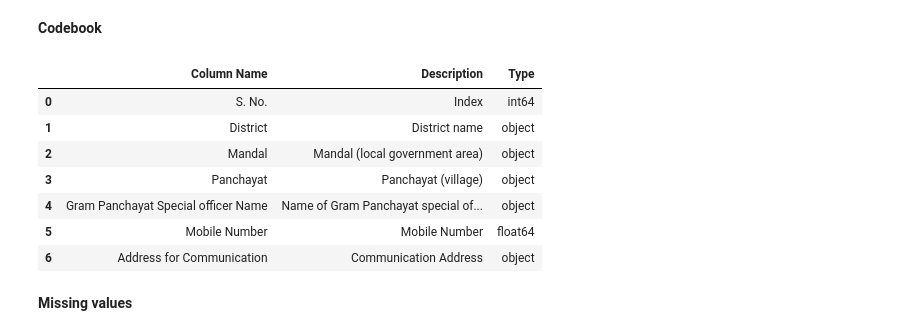
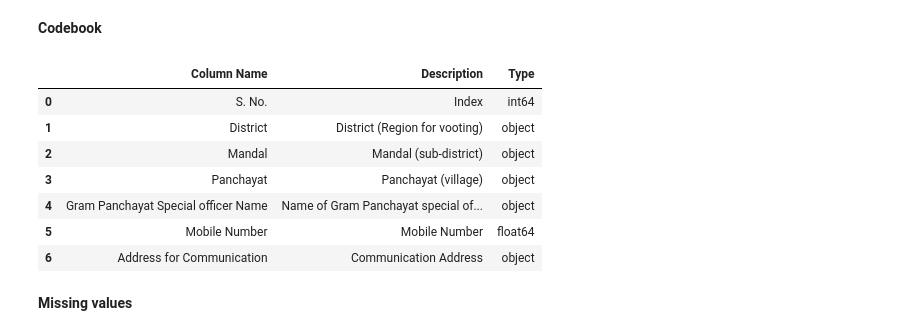
Before and after one commit to shayan-khoygani/Codebook, a Jupyter notebook: Andhra Pradesh Gram Panchayat/Andhra Pradesh Gram Panchayat.ipynb, the cells around one changed output. Saved outputs shown, nothing was run; the diff lists cells and outputs as text; code cells hidden in the pictures.

Commit message:
mandal description --> subdistrict

```diff
--- a/Andhra Pradesh Gram Panchayat/Andhra Pradesh Gram Panchayat.ipynb
+++ b/Andhra Pradesh Gram Panchayat/Andhra Pradesh Gram Panchayat.ipynb
@@ -83,22 +83,22 @@ AndhraPradeshGramPanchayat_columns
 # %%
 AndhraPradeshGramPanchayat_columns = [column for column in AndhraPradeshGramPanchayat_df.columns]
 AndhraPradeshGramPanchayat_description = ["Index",
                                           "District (Region for vooting)",
-                                          "Mandal (local government area)",
+                                          "Mandal (sub-district)",
                                           "Panchayat (village)",
                                           "Name of Gram Panchayat special officer",
                                           "Mobile Number",
                                           "Communication Address"]
 AndhraPradeshGramPanchayat_dtypes = [dtype for dtype in AndhraPradeshGramPanchayat_df.dtypes]
 
 data = {"Column Name": AndhraPradeshGramPanchayat_columns, "Description": AndhraPradeshGramPanchayat_description, "Type": AndhraPradeshGramPanchayat_dtypes}
 AndhraPradeshGramPanchayat_codebook = pd.DataFrame(data)
 AndhraPradeshGramPanchayat_codebook
 # %% [output]
 |  | Column Name | Description | Type |
 | 0 | S. No. | Index | int64 |
-| 1 | District | District name | object |
-| 2 | Mandal | Mandal (local government area) | object |
+| 1 | District | District (Region for vooting) | object |
+| 2 | Mandal | Mandal (sub-district) | object |
 | 3 | Panchayat | Panchayat (village) | object |
 | 4 | Gram Panchayat Special officer Name | Name of Gram Panchayat special of... | object |
 | 5 | Mobile Number | Mobile Number | float64 |
```
Also changed, not shown: parts of 1 cell of this notebook, 2 other files.
